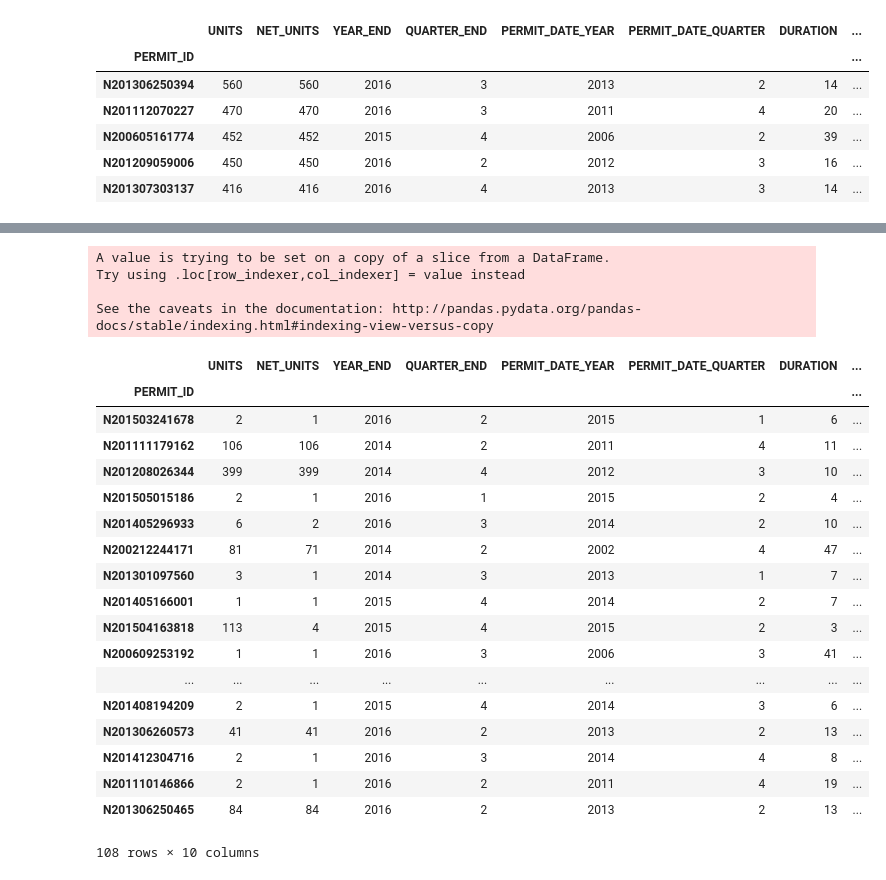
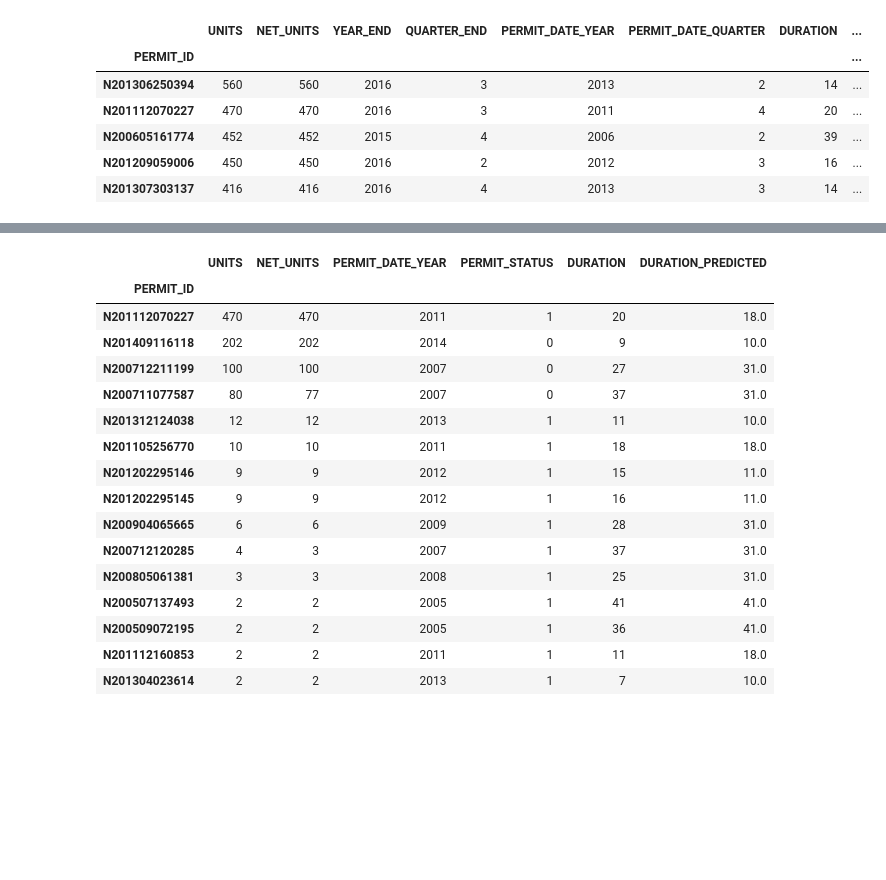
Before and after one commit to openland/statecraft-projects, a Jupyter notebook: housing_pipeline.ipynb, the cells around one changed output, grey strips where cells are left out. Cells and saved outputs as stored; diff of their text form; code cells hidden in the pictures; blank space fills up the shorter version.

```diff
--- a/housing_pipeline.ipynb
+++ b/housing_pipeline.ipynb
@@ -272,20 +179,35 @@ complete.head()
+# %%
+#complete['PERMIT_DATE_YEAR'] = 2017 - complete['PERMIT_DATE_YEAR']
+#incomplete['PERMIT_DATE_YEAR'] = 2017 - incomplete['PERMIT_DATE_YEAR']
+
+# if permit status is "complete"
+complete['PERMIT_STATUS'] = pd.get_dummies( complete['PERMIT_STATUS'] )['complete']
+incomplete['PERMIT_STATUS'] = pd.get_dummies( incomplete['PERMIT_STATUS'] )['complete']
+
+columns_to_show = ['UNITS', 'NET_UNITS', 'PERMIT_DATE_YEAR', 'PERMIT_STATUS', 'DURATION',
+                   'DURATION_PREDICTED']
 # %%
 X_train, X_val, y_train, y_val = train_test_split(
     complete,
     complete['DURATION'],
-    test_size=0.3,
-    random_state=42)
+    test_size=0.1)
+    #random_state=40)
 
-# linear regression, bayessian ridge 11.09
-# logistic 153.45
-model = linear_model.LinearRegression(fit_intercept=True, normalize=True)
-model.fit(X_train[['NET_UNITS', 'PERMIT_DATE_YEAR', 'PERMIT_DATE_QUARTER']], y_train)
+# linear regression 11.09
+#model = linear_model.LinearRegression(fit_intercept=True, normalize=True)
+model = RandomForestRegressor(max_depth=2, criterion="mse", warm_start=True)
+model.fit(X_train[['UNITS', 'PERMIT_DATE_YEAR', 'PERMIT_STATUS']], y_train)
 
-print('Coefficients: \n', model.coef_)
+#print('Coefficients: \n', model.coef_)
+print(model.feature_importances_)
 
-y_val_predicted = model.predict(X_val[['NET_UNITS', 'PERMIT_DATE_YEAR', 'PERMIT_DATE_QUARTER']])
-X_val['DURATION_PREDICTED'] = y_val_predicted
-# The mean squared error
+y_val_predicted = model.predict(X_val[['UNITS', 'PERMIT_DATE_YEAR', 'PERMIT_STATUS']])
+X_val['DURATION_PREDICTED'] = np.ceil(y_val_predicted)
+
+#X_val['DURATION_PREDICTED'][X_val['DURATION_PREDICTED'] < 13] = X_val['DURATION_PREDICTED'] * 1.3
+# prediction error
 print("Mean squared error: %.2f" % mean_squared_error(y_val, y_val_predicted))
-X_val
+print("Mean absolute error: %.2f" % mean_absolute_error(y_val, y_val_predicted))
+
+X_val[columns_to_show].sort_values(by=['NET_UNITS'],ascending=False).head(15)
 # %% [output]
@@ -295,23 +217,17 @@ Mean squared error: 10.62
-A value is trying to be set on a copy of a slice from a DataFrame.
-Try using .loc[row_indexer,col_indexer] = value instead
-
-See the caveats in the documentation: http://pandas.pydata.org/pandas-docs/stable/indexing.html#indexing-view-versus-copy
-|  | UNITS | NET_UNITS | YEAR_END | QUARTER_END | PERMIT_DATE_YEAR | PERMIT_DATE_QUARTER | DURATION | ... |
-| PERMIT_ID |  |  |  |  |  |  |  | ... |
-| N201503241678 | 2 | 1 | 2016 | 2 | 2015 | 1 | 6 | ... |
-| N201111179162 | 106 | 106 | 2014 | 2 | 2011 | 4 | 11 | ... |
-| N201208026344 | 399 | 399 | 2014 | 4 | 2012 | 3 | 10 | ... |
-| N201505015186 | 2 | 1 | 2016 | 1 | 2015 | 2 | 4 | ... |
-| N201405296933 | 6 | 2 | 2016 | 3 | 2014 | 2 | 10 | ... |
-| N200212244171 | 81 | 71 | 2014 | 2 | 2002 | 4 | 47 | ... |
-| N201301097560 | 3 | 1 | 2014 | 3 | 2013 | 1 | 7 | ... |
-| N201405166001 | 1 | 1 | 2015 | 4 | 2014 | 2 | 7 | ... |
-| N201504163818 | 113 | 4 | 2015 | 4 | 2015 | 2 | 3 | ... |
-| N200609253192 | 1 | 1 | 2016 | 3 | 2006 | 3 | 41 | ... |
-| ... | ... | ... | ... | ... | ... | ... | ... | ... |
-| N201408194209 | 2 | 1 | 2015 | 4 | 2014 | 3 | 6 | ... |
-| N201306260573 | 41 | 41 | 2016 | 2 | 2013 | 2 | 13 | ... |
-| N201412304716 | 2 | 1 | 2016 | 3 | 2014 | 4 | 8 | ... |
-| N201110146866 | 2 | 1 | 2016 | 2 | 2011 | 4 | 19 | ... |
-| N201306250465 | 84 | 84 | 2016 | 2 | 2013 | 2 | 13 | ... |
+|  | UNITS | NET_UNITS | PERMIT_DATE_YEAR | PERMIT_STATUS | DURATION | DURATION_PREDICTED |
+| PERMIT_ID |  |  |  |  |  |  |
+| N201112070227 | 470 | 470 | 2011 | 1 | 20 | 18.0 |
+| N201409116118 | 202 | 202 | 2014 | 0 | 9 | 10.0 |
+| N200712211199 | 100 | 100 | 2007 | 0 | 27 | 31.0 |
+| N200711077587 | 80 | 77 | 2007 | 0 | 37 | 31.0 |
+| N201312124038 | 12 | 12 | 2013 | 1 | 11 | 10.0 |
+| N201105256770 | 10 | 10 | 2011 | 1 | 18 | 18.0 |
+| N201202295146 | 9 | 9 | 2012 | 1 | 15 | 11.0 |
+| N201202295145 | 9 | 9 | 2012 | 1 | 16 | 11.0 |
+| N200904065665 | 6 | 6 | 2009 | 1 | 28 | 31.0 |
+| N200712120285 | 4 | 3 | 2007 | 1 | 37 | 31.0 |
+| N200805061381 | 3 | 3 | 2008 | 1 | 25 | 31.0 |
+| N200507137493 | 2 | 2 | 2005 | 1 | 41 | 41.0 |
+| N200509072195 | 2 | 2 | 2005 | 1 | 36 | 41.0 |
+| N201112160853 | 2 | 2 | 2011 | 1 | 11 | 18.0 |
+| N201304023614 | 2 | 2 | 2013 | 1 | 7 | 10.0 |
-108 rows × 10 columns
```
Also changed, not shown: parts of 19 cells of this notebook.
